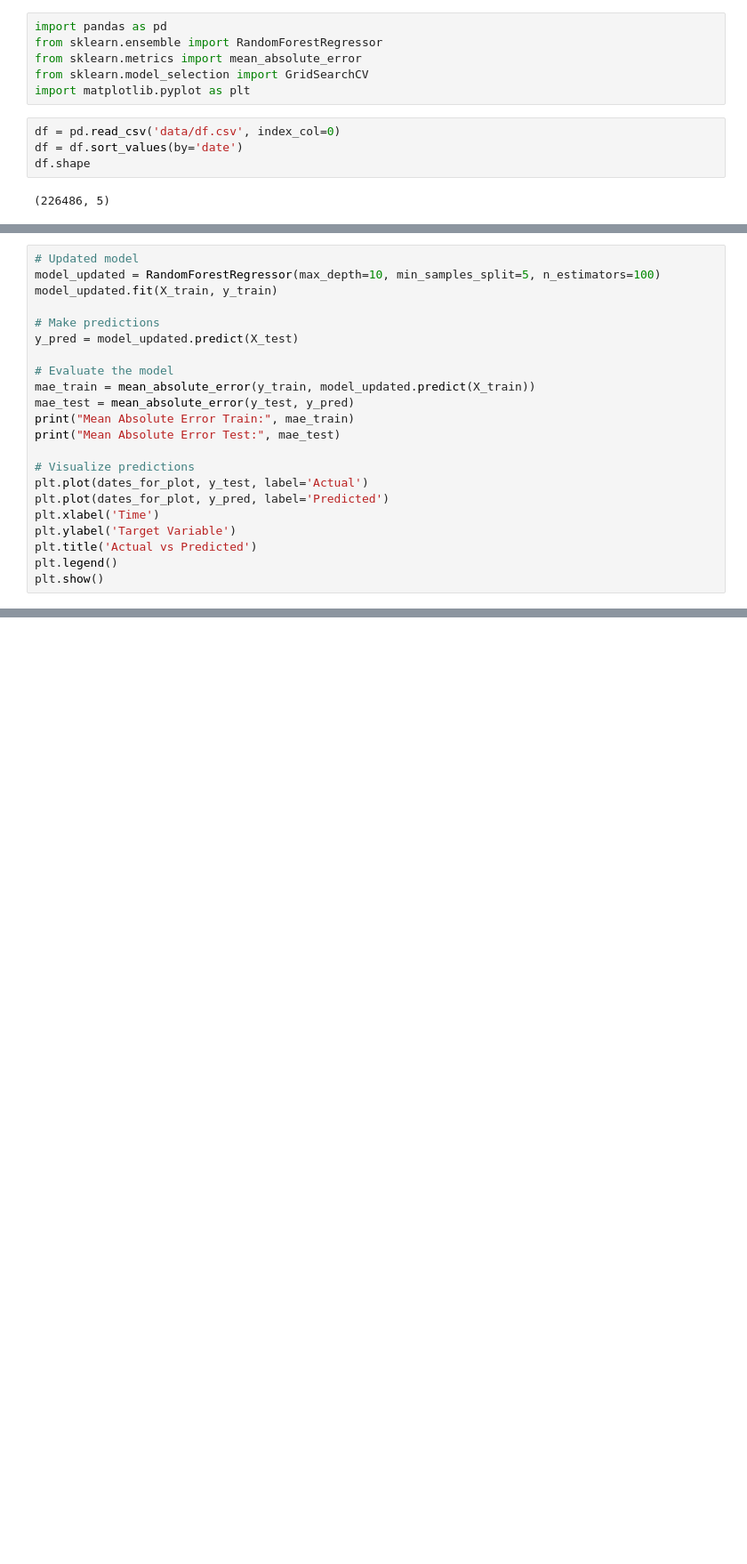
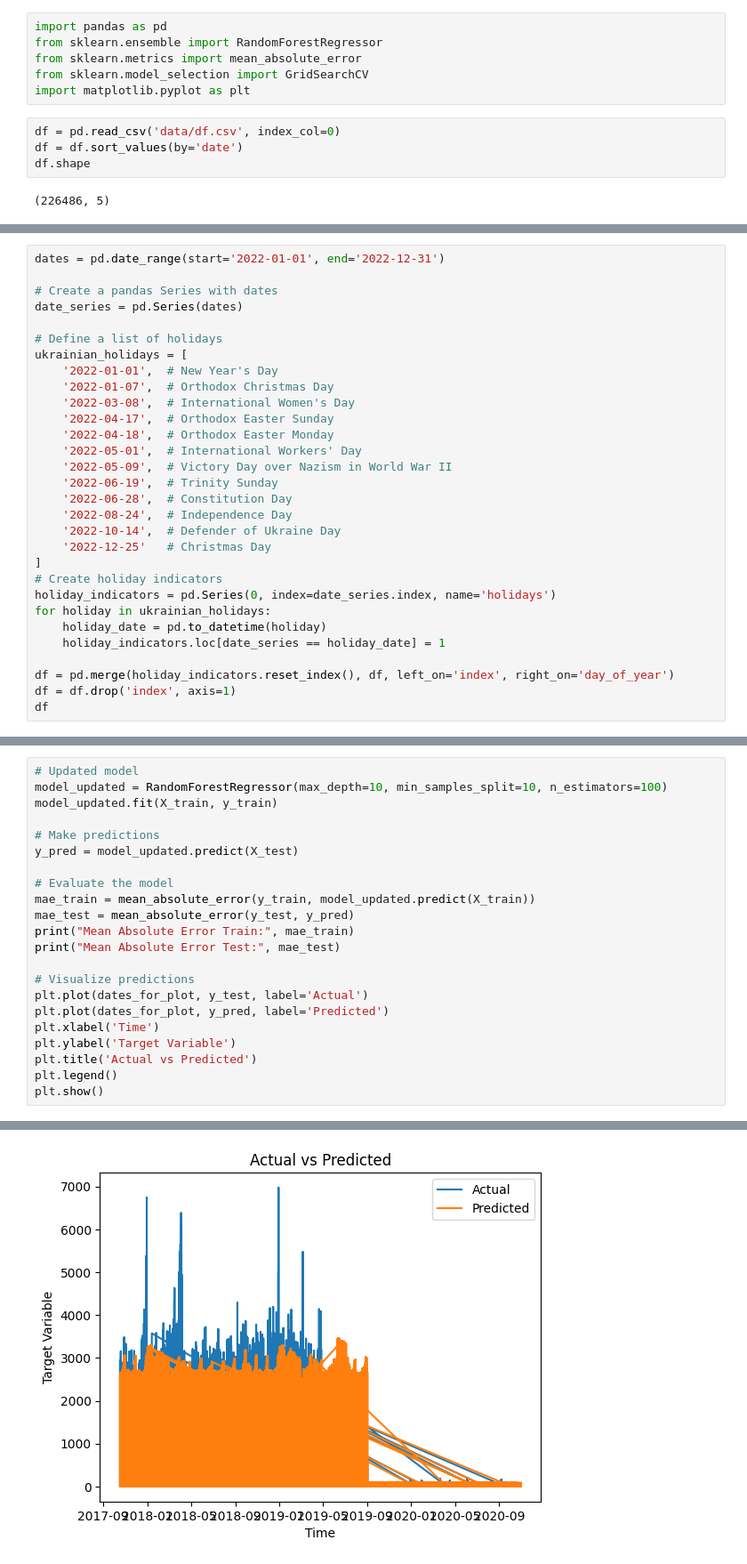
Before and after one commit to mumenume/fozzy, a Jupyter notebook: model.ipynb, the cells around one changed output, grey strips where cells are left out. Shown: that part at 89% size. Cells and saved outputs as stored; diff of their text form; blank space fills up the shorter version.

```diff
--- a/model.ipynb
+++ b/model.ipynb
@@ -41,0 +48,30 @@ df
+# %%
+dates = pd.date_range(start='2022-01-01', end='2022-12-31')
+
+# Create a pandas Series with dates
+date_series = pd.Series(dates)
+
+# Define a list of holidays
+ukrainian_holidays = [
+    '2022-01-01',  # New Year's Day
+    '2022-01-07',  # Orthodox Christmas Day
+    '2022-03-08',  # International Women's Day
+    '2022-04-17',  # Orthodox Easter Sunday
+    '2022-04-18',  # Orthodox Easter Monday
+    '2022-05-01',  # International Workers' Day
+    '2022-05-09',  # Victory Day over Nazism in World War II
+    '2022-06-19',  # Trinity Sunday
+    '2022-06-28',  # Constitution Day
+    '2022-08-24',  # Independence Day
+    '2022-10-14',  # Defender of Ukraine Day
+    '2022-12-25'   # Christmas Day
+]
+# Create holiday indicators
+holiday_indicators = pd.Series(0, index=date_series.index, name='holidays')
+for holiday in ukrainian_holidays:
+    holiday_date = pd.to_datetime(holiday)
+    holiday_indicators.loc[date_series == holiday_date] = 1
+
+df = pd.merge(holiday_indicators.reset_index(), df, left_on='index', right_on='day_of_year')
+df = df.drop('index', axis=1)
+df
@@ -82,6 +129,6 @@ Best MAE Score: -8.317394856519277
 # %%
 # Updated model
-model_updated = RandomForestRegressor(max_depth=10, min_samples_split=5, n_estimators=100)
+model_updated = RandomForestRegressor(max_depth=10, min_samples_split=10, n_estimators=100)
 model_updated.fit(X_train, y_train)
 
 # Make predictions
@@ -101,3 +148,4 @@ plt.ylabel('Target Variable')
 plt.title('Actual vs Predicted')
 plt.legend()
 plt.show()
+# %% [output]
@@ -103,0 +154 @@ plt.show()
+[figure, added]
```
Also changed, not shown: parts of 5 cells of this notebook.
